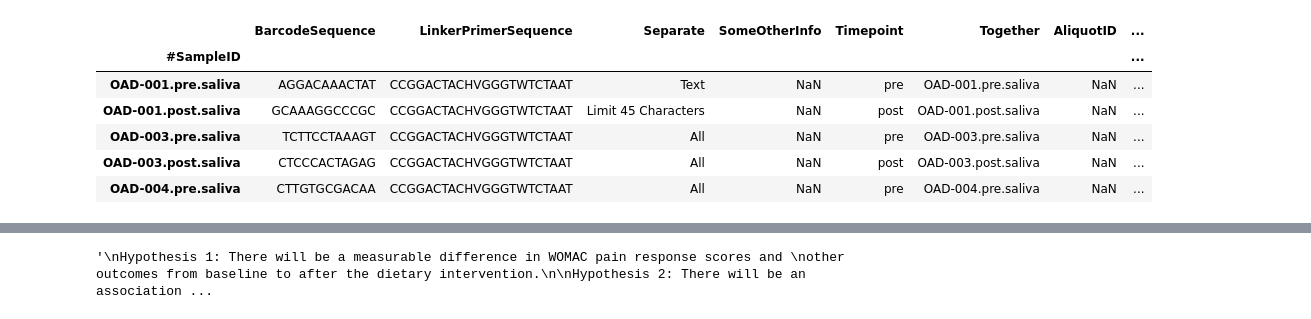
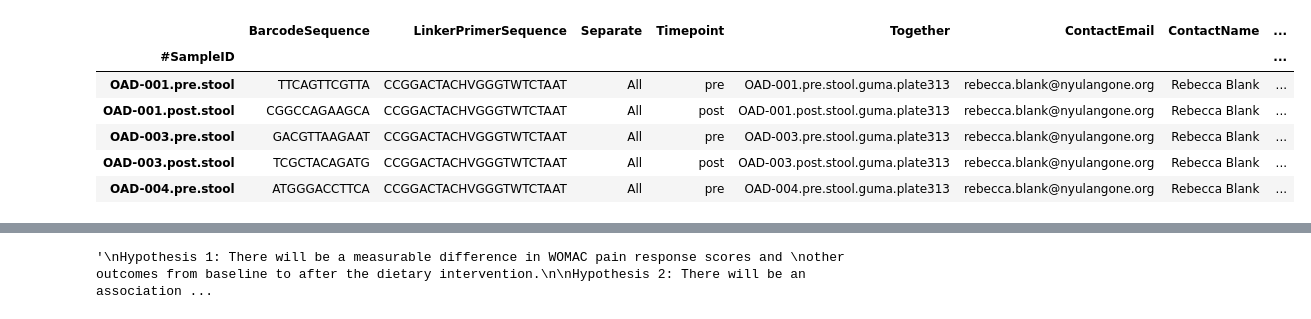
Before and after one commit to kbpi314/oa, a Jupyter notebook: code/oa_v2.ipynb, the cells around one changed output, grey strips where cells are left out. Drawn from its saved outputs; the diff is of its cells as text; code cells hidden in the pictures.

```diff
--- a/code/oa_v2.ipynb
+++ b/code/oa_v2.ipynb
@@ -21,85 +21,66 @@ path = '/Users/KevinBu/Desktop/clemente_lab/Projects/oa/'
 # %%
 # from AC Q2 run of merged saliva stool
 df_map = pd.read_csv(path + 'inputs/Qiime2_0/qiime_mapping_file.tsv', sep='\t', index_col=0)
 q2_row = df_map.loc['#q2:types',:]
 df_map = df_map.drop('#q2:types')
 
 # change index so it matches metadata file
 df_map.index = df_map.index.map(lambda x: x.split('.guma')[0])
 
 # drop MOC and elution buffer
 df_map = df_map.drop(['MOC.320','elutionbuffer.plate313'])
 
-# split into sample type
-df_map_saliva = df_map[df_map['SpecimenType'] == 'Saliva']
-df_map_stool = df_map[df_map['SpecimenType'] == 'fecal']
-
 # grab metadata
 df_meta = pd.read_csv(path + 'inputs/Metadata_OA.csv')
 
 # rename 'Run_ID_Saliva' to be correct
 df_meta['Timepoints'] = df_meta['Timepoints'].apply(lambda x: 'pre' if x == '0' else 'post')
 df_meta['Patient_ID'] = df_meta['Patient_ID'].apply(lambda x: x[:-3])
 df_meta['Study_ID'] = df_meta['Study_ID'].apply(lambda x: x.split('_')[0][-3:])
-df_meta_saliva = df_meta.copy()
-df_meta_stool = df_meta.copy()
 
-# grab metadata
-df_meta = pd.read_csv(path + 'inputs/Metadata_OA.csv')
+# create per sample type mapping files
+type_to_ST = {'saliva':'Saliva','stool':'fecal'}
+type_to_df_map = {}
 
-# rename 'Run_ID_Saliva' to be correct
-df_meta['Timepoints'] = df_meta['Timepoints'].apply(lambda x: 'pre' if x == '0' else 'post')
-df_meta['Patient_ID'] = df_meta['Patient_ID'].apply(lambda x: x[:-3])
-df_meta['Study_ID'] = df_meta['Study_ID'].apply(lambda x: x.split('_')[0][-3:])
-df_meta_saliva = df_meta.copy()
-df_meta_stool = df_meta.copy()
+# split into specimen type
+for t in type_to_ST:
+    # subset on specimen type
+    df_map_type = df_map[df_map['SpecimenType'] == type_to_ST[t]]
 
-df_meta_saliva['#SampleID'] = df_meta['Patient_ID'] + '-' + df_meta['Study_ID'] + '.' + df_meta['Timepoints'] + '.saliva'
-df_meta_saliva = df_meta_saliva.set_index('#SampleID')
+    # as to not overwrite df meta
+    df_meta_type = df_meta.copy()
 
-df_meta_stool['#SampleID'] = df_meta['Patient_ID'] + '-' + df_meta['Study_ID'] + '.' + df_meta['Timepoints'] + '.stool'
-df_meta_stool = df_meta_stool.set_index('#SampleID')
-df_meta_stool.index = df_meta_stool.index.str.replace('saliva','stool')
+    # create new sample ID for specimen type and set as index
+    df_meta_type['#SampleID'] = df_meta['Patient_ID'] + '-' + df_meta['Study_ID'] + '.' + df_meta['Timepoints'] + '.' + t
+    df_meta_type = df_meta_type.set_index('#SampleID')
+    #df_meta_stool.index = df_meta_stool.index.str.replace('saliva','stool')
 
-# need to repeat for saliva
-# create full mapping file
-df_map_stool = pd.concat([df_map_stool, df_meta_stool],axis=1)
-df_map_saliva = pd.concat([df_map_saliva, df_meta_saliva],axis=1)
+    # create full mapping file
+    df_map_type = pd.concat([df_map_type, df_meta_type],axis=1)
 
-# use only sequenced samples
-df_map_stool = df_map_stool.dropna(how='any',subset='BarcodeSequence')
-df_map_saliva = df_map_saliva.dropna(how='any',subset='BarcodeSequence')
+    # use only sequenced samples
+    df_map_type = df_map_type.dropna(how='any',subset='BarcodeSequence')
 
-# drop all na
-df_map_stool = df_map_stool.dropna(how='all',axis=1)
-df_map_saliva = df_map_saliva.dropna(how='all',axis=1)
+    # drop all na
+    df_map_type = df_map_type.dropna(how='all',axis=1)
 
-# export for q2
-df_q2_stool = pd.concat([q2_row.to_frame().T, df_map_stool])
-df_q2_stool.index.name = '#SampleID'
-df_q2_stool.iloc[0,:] = 'categorical'
-df_q2_stool.to_csv(path + 'inputs/qiime_mapping_file_stool.tsv', sep='\t')#, index_label='#SampleID')
-df_q2_stool = df_q2_stool[df_q2_stool['Adherece_antiinflam'].isin(['Moderate adherence', 'High adherence','categorical'])]
-df_q2_stool.to_csv(path + 'inputs/qiime_mapping_file_stool_adh.tsv', sep='\t')#, index_label='#SampleID')
+    # populate dict of mapping files
+    type_to_df_map[t] = df_map_type
 
-df_q2_saliva = pd.concat([q2_row.to_frame().T, df_map_saliva])
-df_q2_saliva.index.name = '#SampleID'
-df_q2_saliva.iloc[0,:] = 'categorical'
-df_q2_saliva.to_csv(path + 'inputs/qiime_mapping_file_saliva.tsv', sep='\t')#, index_label='#SampleID')
-df_q2_saliva = df_q2_saliva[df_q2_saliva['Adherece_antiinflam'].isin(['Moderate adherence', 'High adherence','categorical'])]
-df_q2_saliva.to_csv(path + 'inputs/qiime_mapping_file_saliva_adh.tsv', sep='\t')#, index_label='#SampleID')
+    # export for q2
+    df_q2_type = pd.concat([q2_row.to_frame().T, df_map_type])
+    df_q2_type.index.name = '#SampleID'
+    df_q2_type.iloc[0,:] = 'categorical'
+    df_q2_type.to_csv(path + 'inputs/qiime_mapping_file_' + t + '.tsv', sep='\t')
+    df_q2_type = df_q2_type[df_q2_type['Adherece_antiinflam'].isin(['Moderate adherence', 'High adherence','categorical'])]
+    df_q2_type.to_csv(path + 'inputs/qiime_mapping_file_' + t + '_adh.tsv', sep='\t')
 
-# redrop q2 row
-df_map_stool = df_q2_stool.drop('#q2:types')
-df_map_saliva = df_q2_saliva.drop('#q2:types')
-
-# df_map_stool['Adherece_antiinflam']
-df_map_saliva.head() #.columns.values
+type_to_df_map['stool'].head()
 # %% [output]
-|  | BarcodeSequence | LinkerPrimerSequence | Separate | SomeOtherInfo | Timepoint | Together | AliquotID | ... |
+|  | BarcodeSequence | LinkerPrimerSequence | Separate | Timepoint | Together | ContactEmail | ContactName | ... |
 | #SampleID |  |  |  |  |  |  |  | ... |
-| OAD-001.pre.saliva | AGGACAAACTAT | CCGGACTACHVGGGTWTCTAAT | Text | NaN | pre | OAD-001.pre.saliva | NaN | ... |
-| OAD-001.post.saliva | GCAAAGGCCCGC | CCGGACTACHVGGGTWTCTAAT | Limit 45 Characters | NaN | post | OAD-001.post.saliva | NaN | ... |
-| OAD-003.pre.saliva | TCTTCCTAAAGT | CCGGACTACHVGGGTWTCTAAT | All | NaN | pre | OAD-003.pre.saliva | NaN | ... |
-| OAD-003.post.saliva | CTCCCACTAGAG | CCGGACTACHVGGGTWTCTAAT | All | NaN | post | OAD-003.post.saliva | NaN | ... |
-| OAD-004.pre.saliva | CTTGTGCGACAA | CCGGACTACHVGGGTWTCTAAT | All | NaN | pre | OAD-004.pre.saliva | NaN | ... |
+| OAD-001.pre.stool | TTCAGTTCGTTA | CCGGACTACHVGGGTWTCTAAT | All | pre | OAD-001.pre.stool.guma.plate313 | rebecca.blank@nyulangone.org | Rebecca Blank | ... |
+| OAD-001.post.stool | CGGCCAGAAGCA | CCGGACTACHVGGGTWTCTAAT | All | post | OAD-001.post.stool.guma.plate313 | rebecca.blank@nyulangone.org | Rebecca Blank | ... |
+| OAD-003.pre.stool | GACGTTAAGAAT | CCGGACTACHVGGGTWTCTAAT | All | pre | OAD-003.pre.stool.guma.plate313 | rebecca.blank@nyulangone.org | Rebecca Blank | ... |
+| OAD-003.post.stool | TCGCTACAGATG | CCGGACTACHVGGGTWTCTAAT | All | post | OAD-003.post.stool.guma.plate313 | rebecca.blank@nyulangone.org | Rebecca Blank | ... |
+| OAD-004.pre.stool | ATGGGACCTTCA | CCGGACTACHVGGGTWTCTAAT | All | pre | OAD-004.pre.stool.guma.plate313 | rebecca.blank@nyulangone.org | Rebecca Blank | ... |
```
Also changed, not shown: parts of 20 cells of this notebook, 8 other files.
